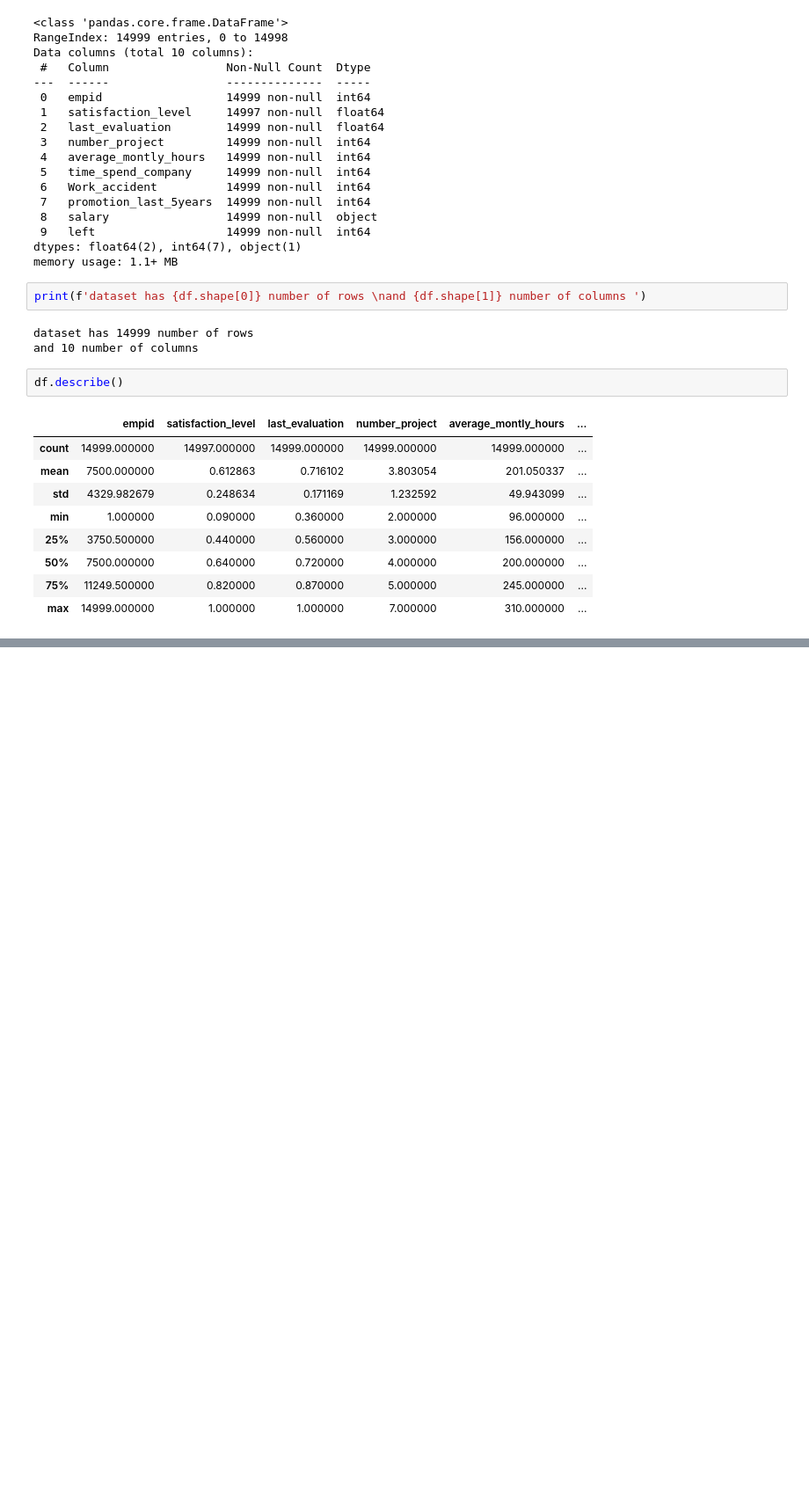
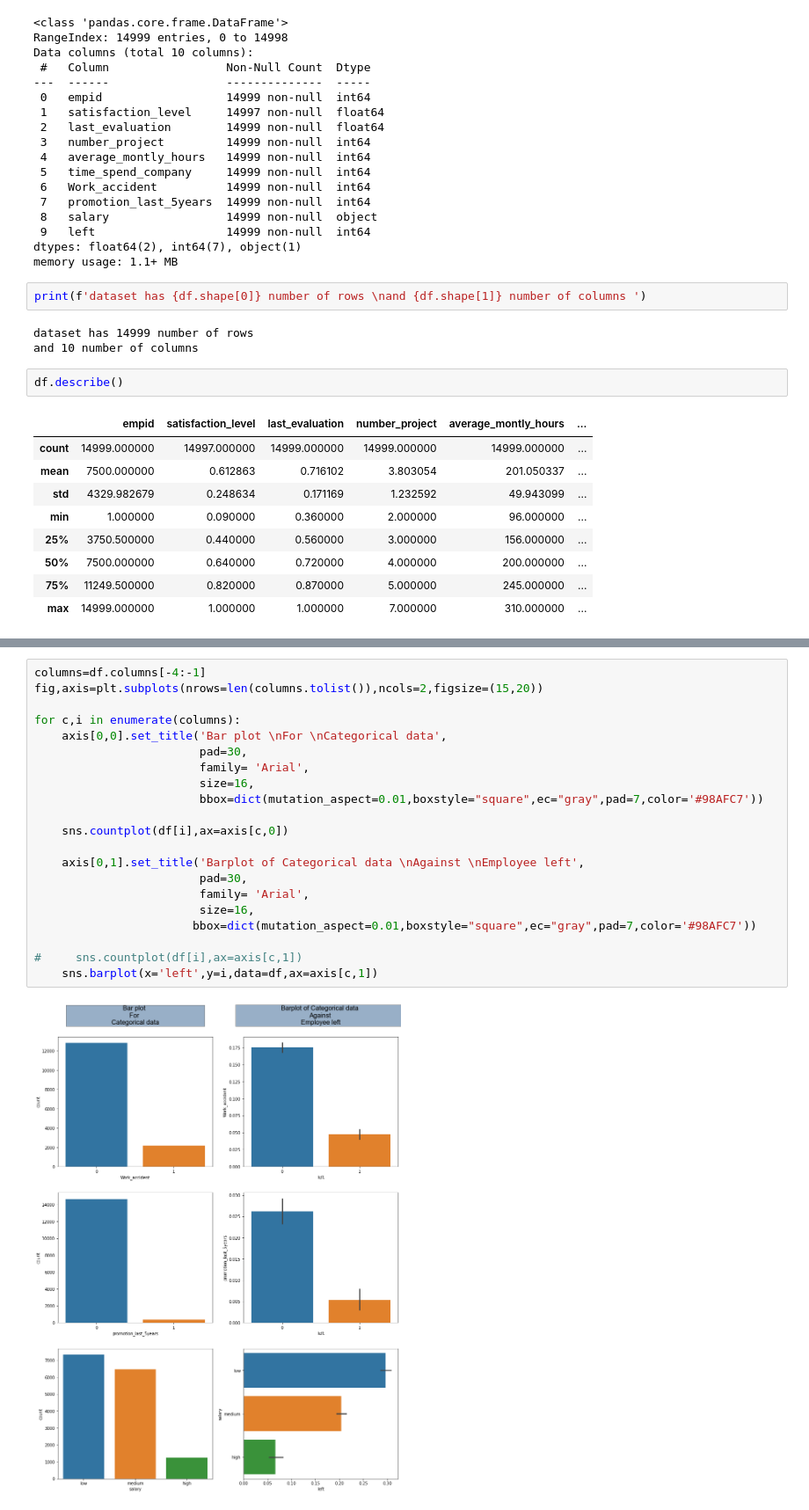
Before and after one commit to RituparnaSharma/End-to-end-machine-learning-project, a Jupyter notebook: model/model 1 notebook.ipynb, the cells around one changed output, grey strips where cells are left out. Shown at 88% size. Cells and saved outputs as stored; diff of their text form; blank space fills up the shorter version.

```diff
--- a/model/model 1 notebook.ipynb
+++ b/model/model 1 notebook.ipynb
@@ -46,0 +82,23 @@ df.describe()
+# %%
+columns=df.columns[-4:-1]
+fig,axis=plt.subplots(nrows=len(columns.tolist()),ncols=2,figsize=(15,20))
+
+for c,i in enumerate(columns):
+    axis[0,0].set_title('Bar plot \nFor \nCategorical data',
+                        pad=30,
+                        family= 'Arial',
+                        size=16,
+                        bbox=dict(mutation_aspect=0.01,boxstyle="square",ec="gray",pad=7,color='#98AFC7'))
+
+    sns.countplot(df[i],ax=axis[c,0])
+
+    axis[0,1].set_title('Barplot of Categorical data \nAgainst \nEmployee left',
+                        pad=30,
+                        family= 'Arial',
+                        size=16,
+                       bbox=dict(mutation_aspect=0.01,boxstyle="square",ec="gray",pad=7,color='#98AFC7'))
+
+#     sns.countplot(df[i],ax=axis[c,1])
+    sns.barplot(x='left',y=i,data=df,ax=axis[c,1])
+# %% [output]
+[figure, added]
```
Also changed, not shown: parts of 3 cells of this notebook.
